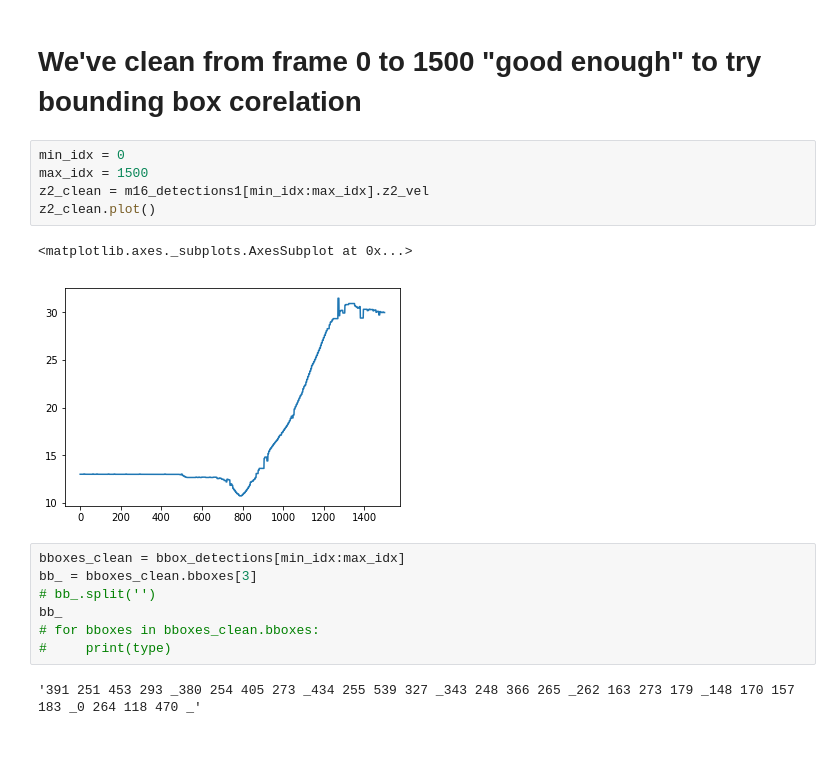
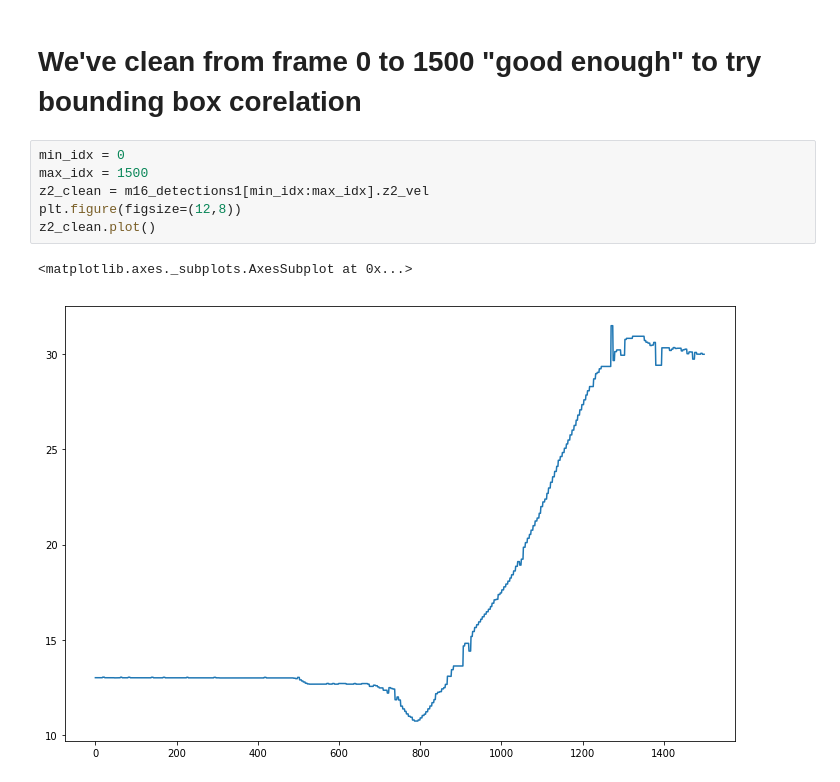
Before and after one commit to rhanschristiansen/Einstein, a Jupyter notebook: notebooks/m16_calibration-v2.ipynb, the cells around one changed output. Cells and saved outputs as stored; diff of their text form; blank space fills up the shorter version.

```diff
--- a/notebooks/m16_calibration-v2.ipynb
+++ b/notebooks/m16_calibration-v2.ipynb
@@ -210,17 +210,9 @@ m16_detections1[['z2','z2_vel', 'z2_kal']].plot(figsize=(12,8))
 # %%
 min_idx = 0
 max_idx = 1500
 z2_clean = m16_detections1[min_idx:max_idx].z2_vel
+plt.figure(figsize=(12,8))
 z2_clean.plot()
 # %% [output]
 <matplotlib.axes._subplots.AxesSubplot at 0x...>
-[figure, old version]
+[figure, new version]
-# %%
-bboxes_clean = bbox_detections[min_idx:max_idx]
-bb_ = bboxes_clean.bboxes[3]
-# bb_.split('')
-bb_
-# for bboxes in bboxes_clean.bboxes:
-#     print(type)
-# %% [output]
-'391 251 453 293 _380 254 405 273 _434 255 539 327 _343 248 366 265 _262 163 273 179 _148 170 157 183 _0 264 118 470 _'
```
Also changed, not shown: parts of 6 cells of this notebook.
